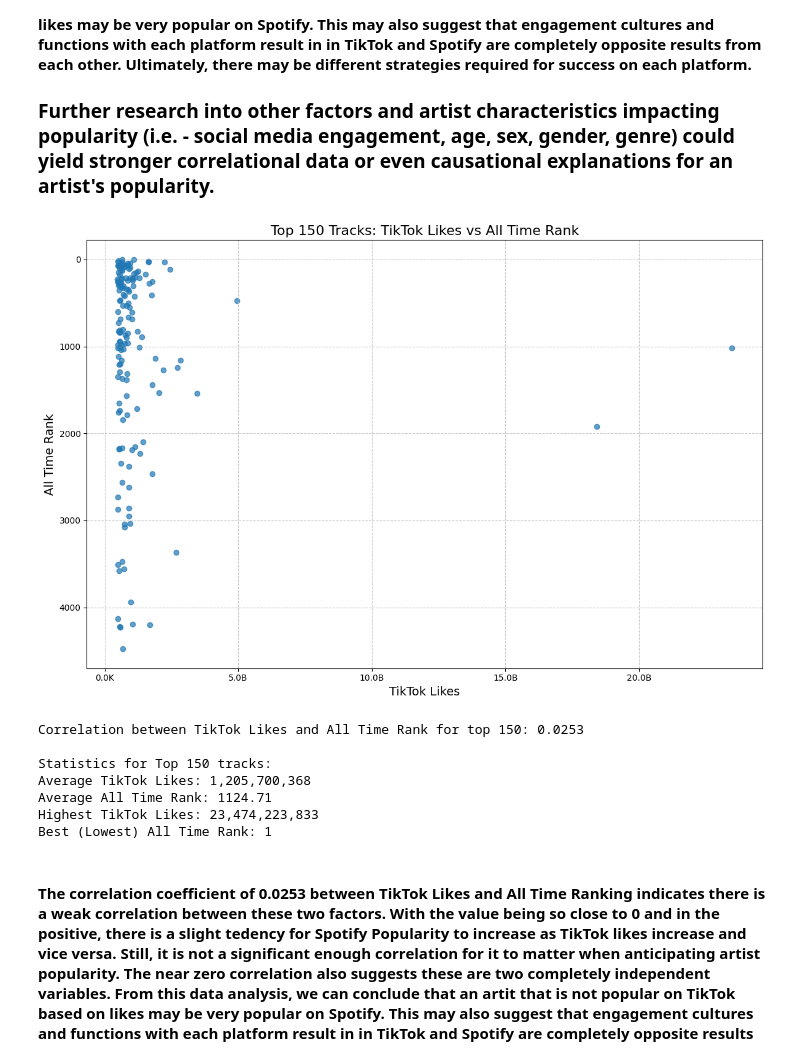
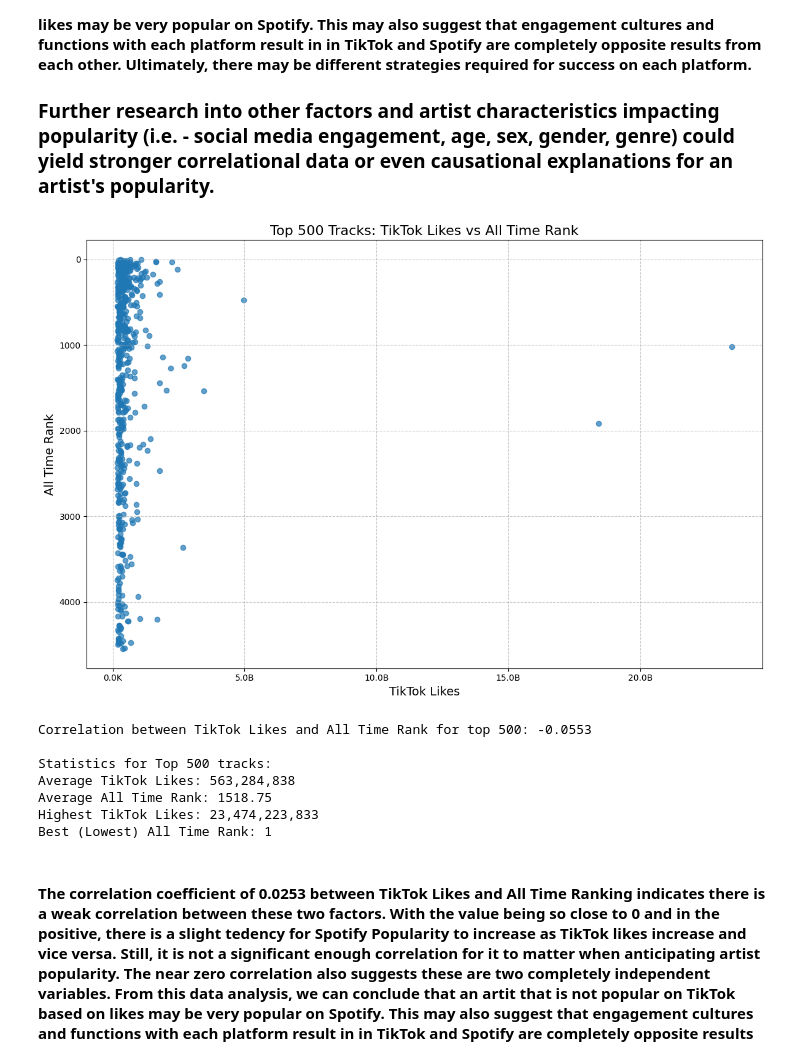
Before and after one commit to qstibbins/project-1, a Jupyter notebook: Analysis.ipynb, the cells around one changed output. Saved outputs shown, nothing was run; the diff lists cells and outputs as text; code cells hidden in the pictures.

```diff
--- a/Analysis.ipynb
+++ b/Analysis.ipynb
@@ -208,8 +208,8 @@ Correlation between TikTok Likes and Spotify Popularity: -0.0470
 
 ### Further research into other factors and artist characteristics impacting popularity (i.e. - social media engagement, age, sex, gender, genre) could yield stronger correlational data or even causational explanations for an artist's popularity.
 # %%
-# Sort the dataframe by TikTok Likes in descending order and take the top 150
-top_150 = spotify_likes_data_clean.sort_values('TikTok Likes', ascending=False).head(150)
+# Sort the dataframe by TikTok Likes in descending order and take the top 500
+top_500 = spotify_likes_data_clean.sort_values('TikTok Likes', ascending=False).head(500)
 
 def format_ticks(x, pos):
     if x >= 1e9:
@@ -218,50 +218,50 @@ def format_ticks(x, pos):
         return f'{x/1e6:.1f}M'
     else:
         return f'{x/1e3:.1f}K'
 
 # Create the scatter plot
 plt.figure(figsize=(12, 8))
-plt.scatter(top_150['TikTok Likes'],
-            top_150['All Time Rank'],
+plt.scatter(top_500['TikTok Likes'],
+            top_500['All Time Rank'],
             alpha=0.7)
 
 # Set labels and title
 plt.xlabel('TikTok Likes', fontsize=14)
 plt.ylabel('All Time Rank', fontsize=14)
-plt.title('Top 150 Tracks: TikTok Likes vs All Time Rank', fontsize=16)
+plt.title('Top 500 Tracks: TikTok Likes vs All Time Rank', fontsize=16)
 
 # Format x-axis ticks
 plt.gca().xaxis.set_major_formatter(ticker.FuncFormatter(format_ticks))
 
 # Invert y-axis so that lower ranks (better) are at the top
 plt.gca().invert_yaxis()
 
 # Add a grid for better readability
 plt.grid(True, linestyle='--', alpha=0.7)
 
 # Tight layout to use space efficiently
 plt.tight_layout()
 
 # Show the plot
 plt.show()
 
-# Calculate and print the correlation for the top 150
-correlation = top_150['TikTok Likes'].corr(top_150['All Time Rank'])
-print(f"Correlation between TikTok Likes and All Time Rank for top 150: {correlation:.4f}")
+# Calculate and print the correlation for the top 500
+correlation = top_500['TikTok Likes'].corr(top_500['All Time Rank'])
+print(f"Correlation between TikTok Likes and All Time Rank for top 500: {correlation:.4f}")
 
 # Print some statistics
-print("\nStatistics for Top 150 tracks:")
-print(f"Average TikTok Likes: {top_150['TikTok Likes'].mean():,.0f}")
-print(f"Average All Time Rank: {top_150['All Time Rank'].mean():.2f}")
-print(f"Highest TikTok Likes: {top_150['TikTok Likes'].max():,.0f}")
-print(f"Best (Lowest) All Time Rank: {top_150['All Time Rank'].min():.0f}")
+print("\nStatistics for Top 500 tracks:")
+print(f"Average TikTok Likes: {top_500['TikTok Likes'].mean():,.0f}")
+print(f"Average All Time Rank: {top_500['All Time Rank'].mean():.2f}")
+print(f"Highest TikTok Likes: {top_500['TikTok Likes'].max():,.0f}")
+print(f"Best (Lowest) All Time Rank: {top_500['All Time Rank'].min():.0f}")
 # %% [output]
-[figure, old version]
+[figure, new version]
-Correlation between TikTok Likes and All Time Rank for top 150: 0.0253
+Correlation between TikTok Likes and All Time Rank for top 500: -0.0553
 
-Statistics for Top 150 tracks:
-Average TikTok Likes: 1,205,700,368
-Average All Time Rank: 1124.71
+Statistics for Top 500 tracks:
+Average TikTok Likes: 563,284,838
+Average All Time Rank: 1518.75
 Highest TikTok Likes: 23,474,223,833
 Best (Lowest) All Time Rank: 1
 # %% [markdown]
```
Also changed, not shown: parts of 3 cells of this notebook.
